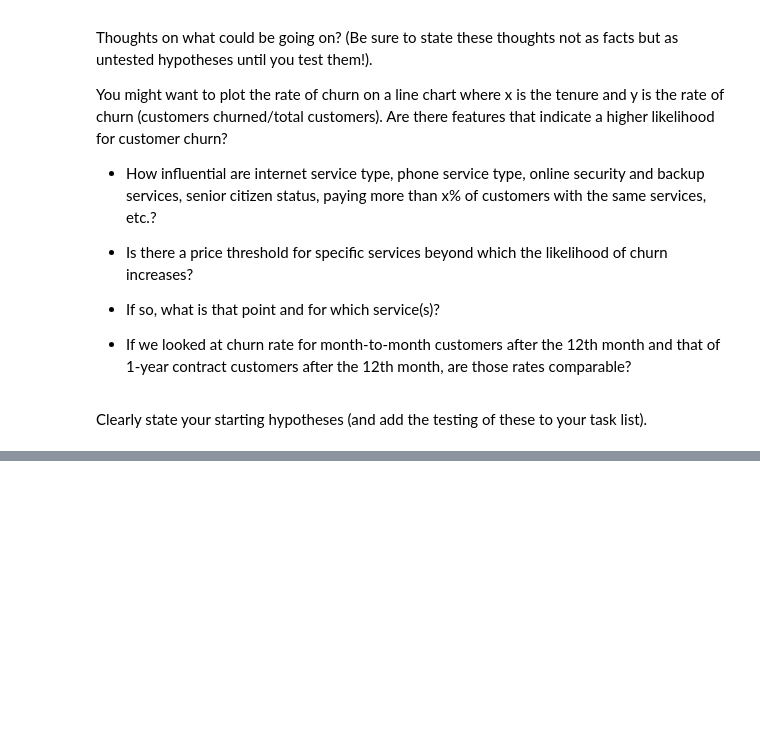
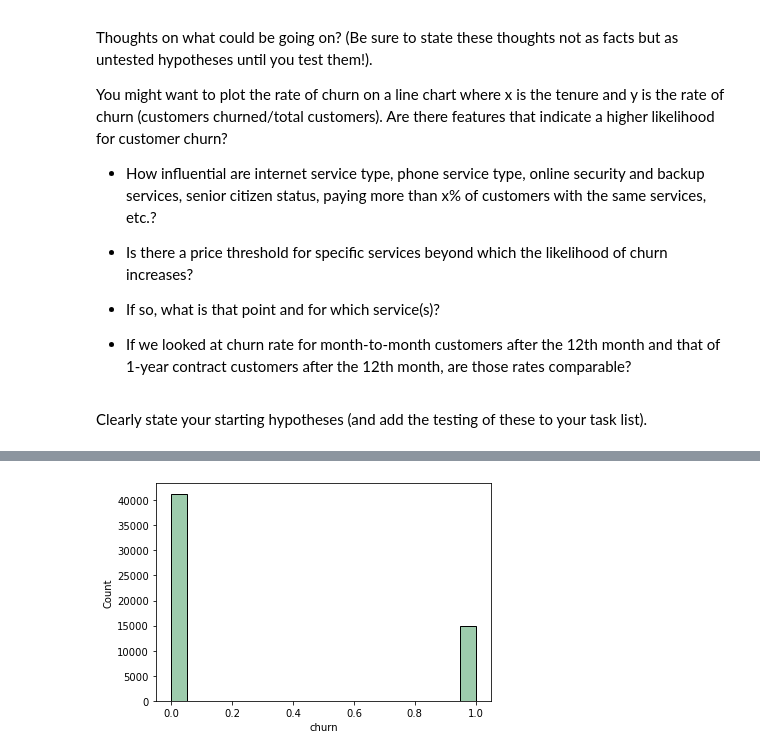
Before and after one commit to veronica-f-reyes/telco_classification_project, a Jupyter notebook: Initial Telco Churn Project Notebook.ipynb, the cells around one changed output, grey strips where cells are left out. Cells and saved outputs as stored; diff of their text form; code cells hidden in the pictures; blank space fills up the shorter version.

```diff
--- a/Initial Telco Churn Project Notebook.ipynb
+++ b/Initial Telco Churn Project Notebook.ipynb
@@ -264,0 +646,5 @@ train.head()
+# %%
+sns.histplot(df.churn)
+plt.show()
+# %% [output]
+[figure, added]
```
Also changed, not shown: parts of 77 cells of this notebook, 2 other files.
